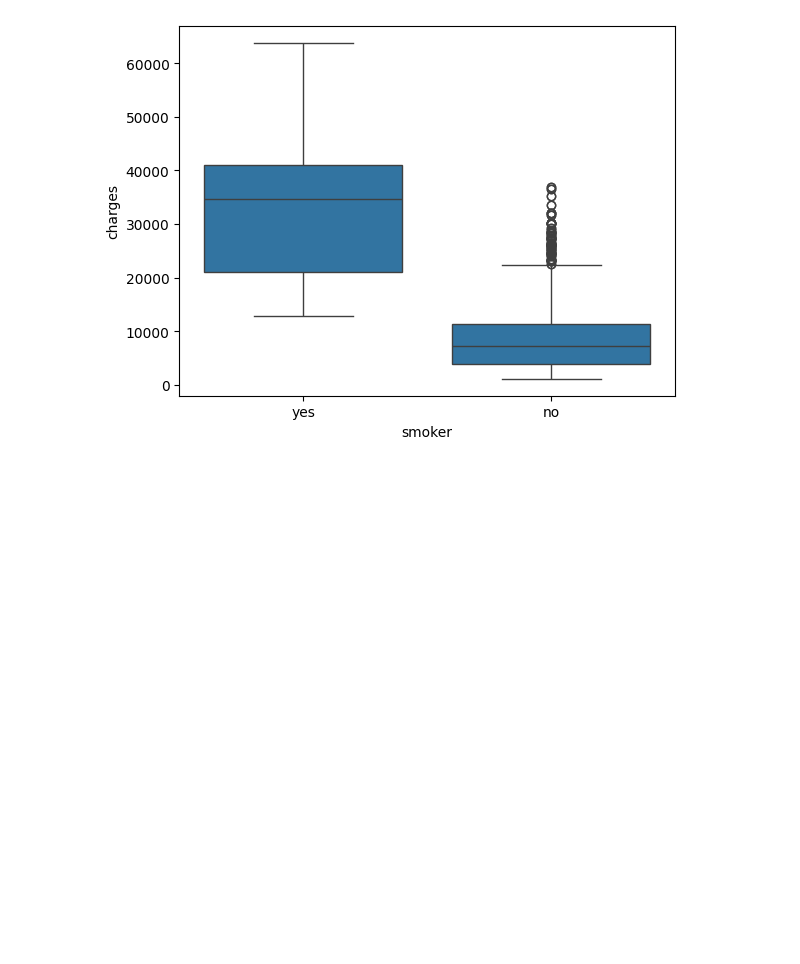
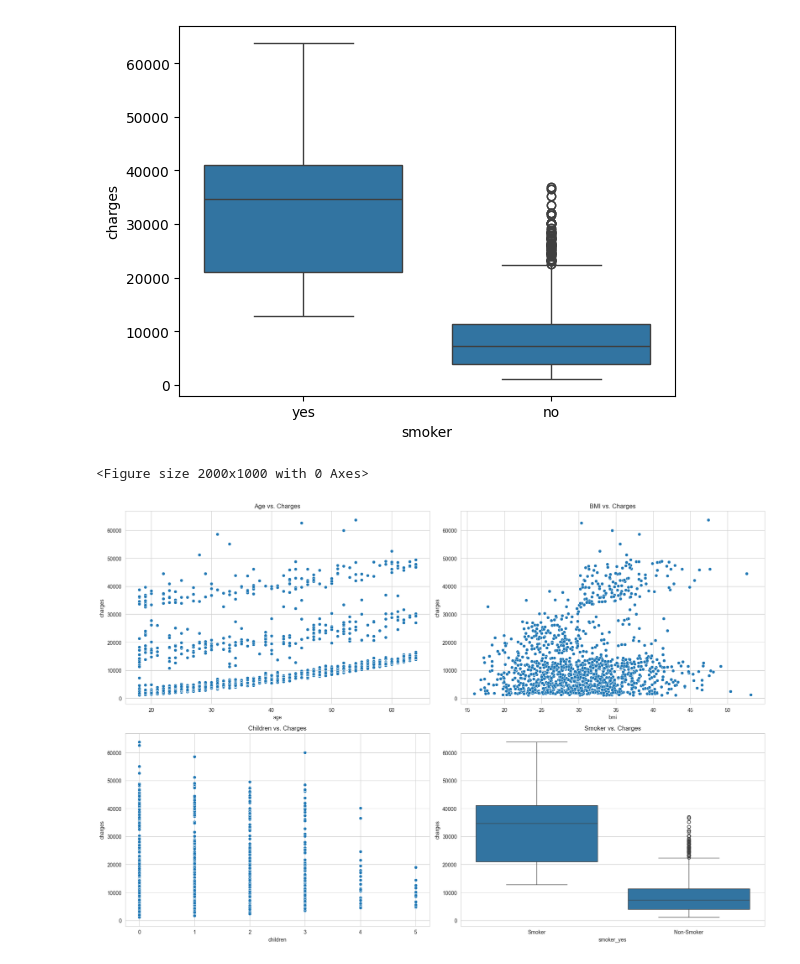
Before and after one commit to GirmaSis/Data_analytics_on_medical_insurance_costs, a Jupyter notebook: medical_costs.ipynb, the cells around one changed output. Saved outputs shown, nothing was run; the diff lists cells and outputs as text; code cells hidden in the pictures; blank space fills up the shorter version.

Commit message:
scatter plot is updated

```diff
--- a/medical_costs.ipynb
+++ b/medical_costs.ipynb
@@ -112,3 +134,38 @@ sns.boxplot(x='smoker', y='charges', data=df)
 plt.show()
 # %% [output]
 [figure]
+# %%
+# Attributes that most affect the charges feature
+
+df = data_encoded.copy()
+# Set the aesthetic style of the plots
+sns.set_style("whitegrid")
+
+# Initialize the figure
+plt.figure(figsize=(20, 10))
+
+# Create a subplot structure
+fig, axes = plt.subplots(2, 2, figsize=(18, 12))
+
+# Scatter plot of age vs. charges
+sns.scatterplot(ax=axes[0, 0], data=df, x='age', y='charges').set(title='Age vs. Charges')
+
+# Scatter plot of bmi vs. charges
+sns.scatterplot(ax=axes[0, 1], data=df, x='bmi', y='charges').set(title='BMI vs. Charges')
+
+# Scatter plot of children vs. charges
+sns.scatterplot(ax=axes[1, 0], data=df, x='children', y='charges').set(title='Children vs. Charges')
+
+# Converting boolean columns to string for visualization purposes
+df_for_plot = df.copy()
+df_for_plot['sex_male'] = df_for_plot['sex_male'].map({True: 'Male', False: 'Female'})
+df_for_plot['smoker_yes'] = df_for_plot['smoker_yes'].map({True: 'Smoker', False: 'Non-Smoker'})
+
+# Box plot of smoker vs. charges
+sns.boxplot(ax=axes[1, 1], data=df_for_plot, x='smoker_yes', y='charges').set(title='Smoker vs. Charges')
+
+plt.tight_layout()
+plt.show()
+# %% [output]
+<Figure size 2000x1000 with 0 Axes>
+[figure, added]
```
Also changed, not shown: parts of 4 cells of this notebook.
